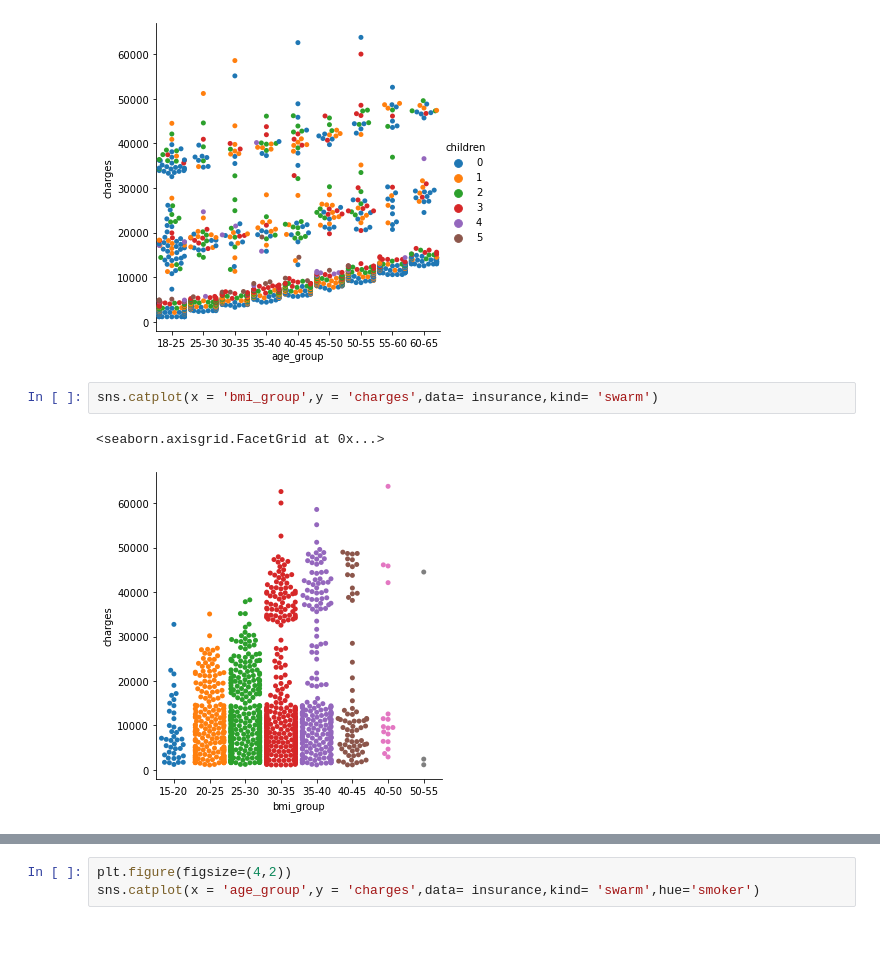
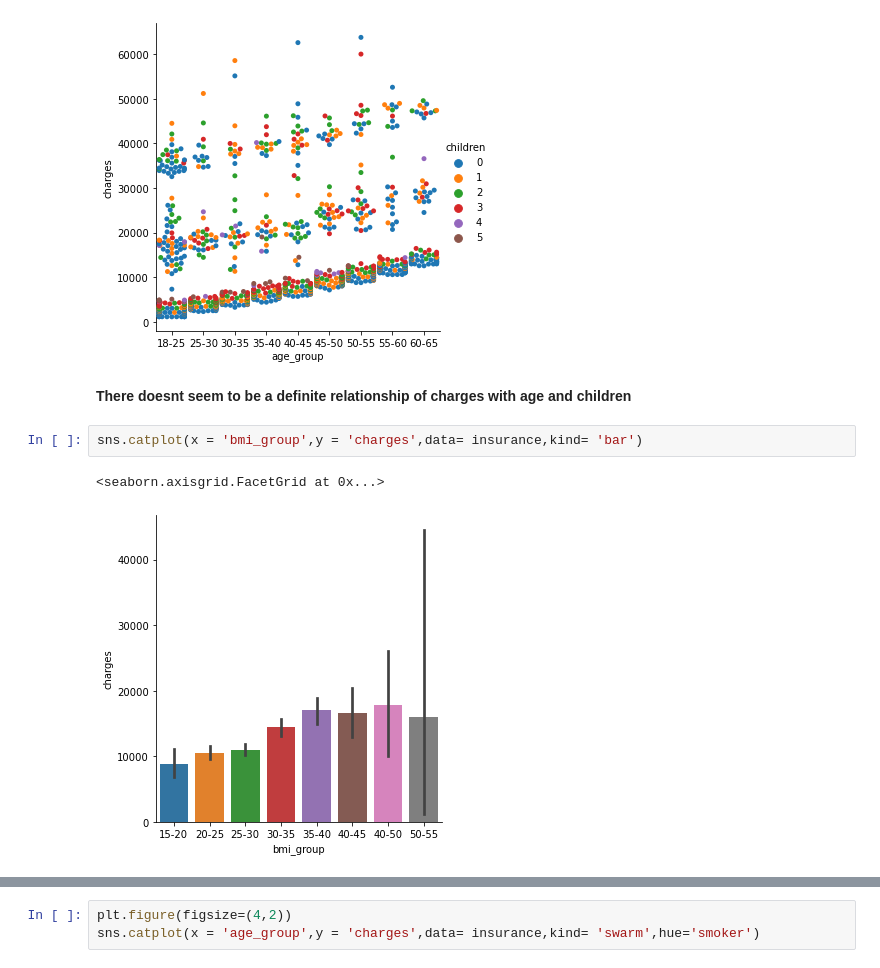
Before and after one commit to kailashsp/Linear-regression, a Jupyter notebook: linear regression with sklearn.ipynb, the cells around one changed output, grey strips where cells are left out. Saved outputs shown, nothing was run; the diff lists cells and outputs as text; blank space fills up the shorter version.

```diff
--- a/linear regression with sklearn.ipynb
+++ b/linear regression with sklearn.ipynb
@@ -137,8 +140,10 @@ sns.catplot(x = 'age_group',y = 'charges',data= insurance,kind= 'swarm',hue="chi
 <seaborn.axisgrid.FacetGrid at 0x...>
 <Figure size 1440x2160 with 0 Axes>
 [figure]
+# %% [markdown]
+**There doesnt seem to be a definite relationship of charges with age and children**
 # %%
-sns.catplot(x = 'bmi_group',y = 'charges',data= insurance,kind= 'swarm')
+sns.catplot(x = 'bmi_group',y = 'charges',data= insurance,kind= 'bar')
 # %% [output]
 <seaborn.axisgrid.FacetGrid at 0x...>
-[figure, old version]
+[figure, new version]
```
Also changed, not shown: parts of 29 cells of this notebook.
